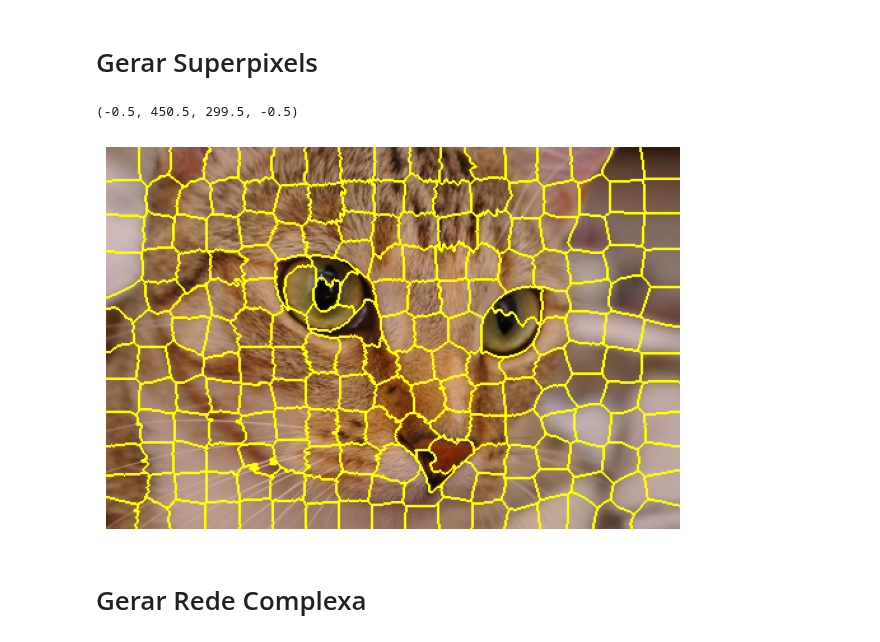
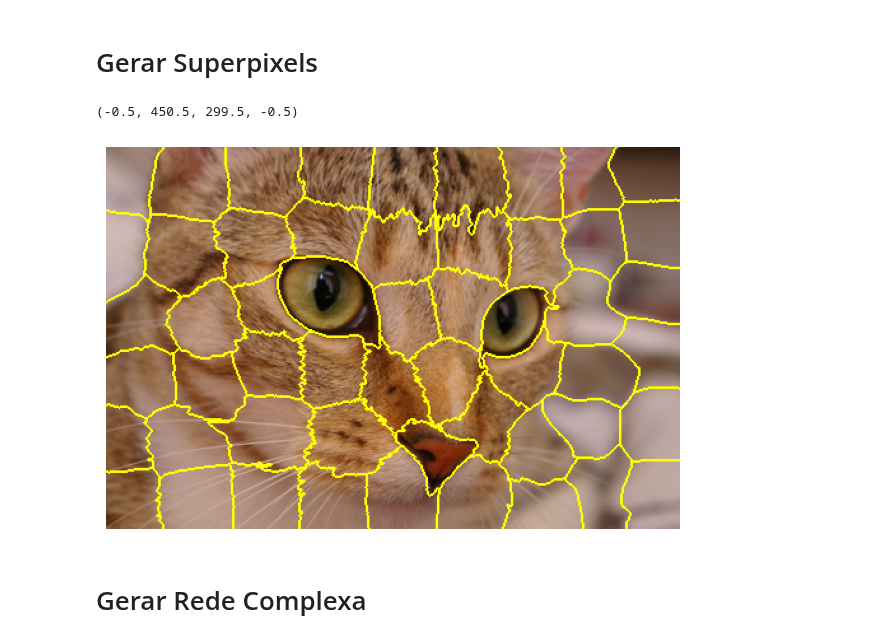
Before and after one commit to ryukinix/egsis, a Jupyter notebook: notebooks/feature_extraction.ipynb, the cells around one changed output. Cells and saved outputs as stored; diff of their text form; code cells hidden in the pictures.

```diff
--- a/notebooks/feature_extraction.ipynb
+++ b/notebooks/feature_extraction.ipynb
@@ -24,13 +24,13 @@ from egsis import features
 # Gerar Superpixels
 # %%
 img = img_as_ubyte(cat())
-superpixels = build_superpixels_from_image(img, n_segments=200, compactness=40)
+superpixels = build_superpixels_from_image(img, n_segments=50, compactness=40)
 ax = plt.imshow(mark_boundaries(img, superpixels))
 plt.tight_layout()
 plt.axis('off')
 # %% [output]
 (-0.5, 450.5, 299.5, -0.5)
-[figure, old version]
+[figure, new version]
 # %% [markdown]
 # Gerar Rede Complexa
 # %%
```
Also changed, not shown: 2 other files.
